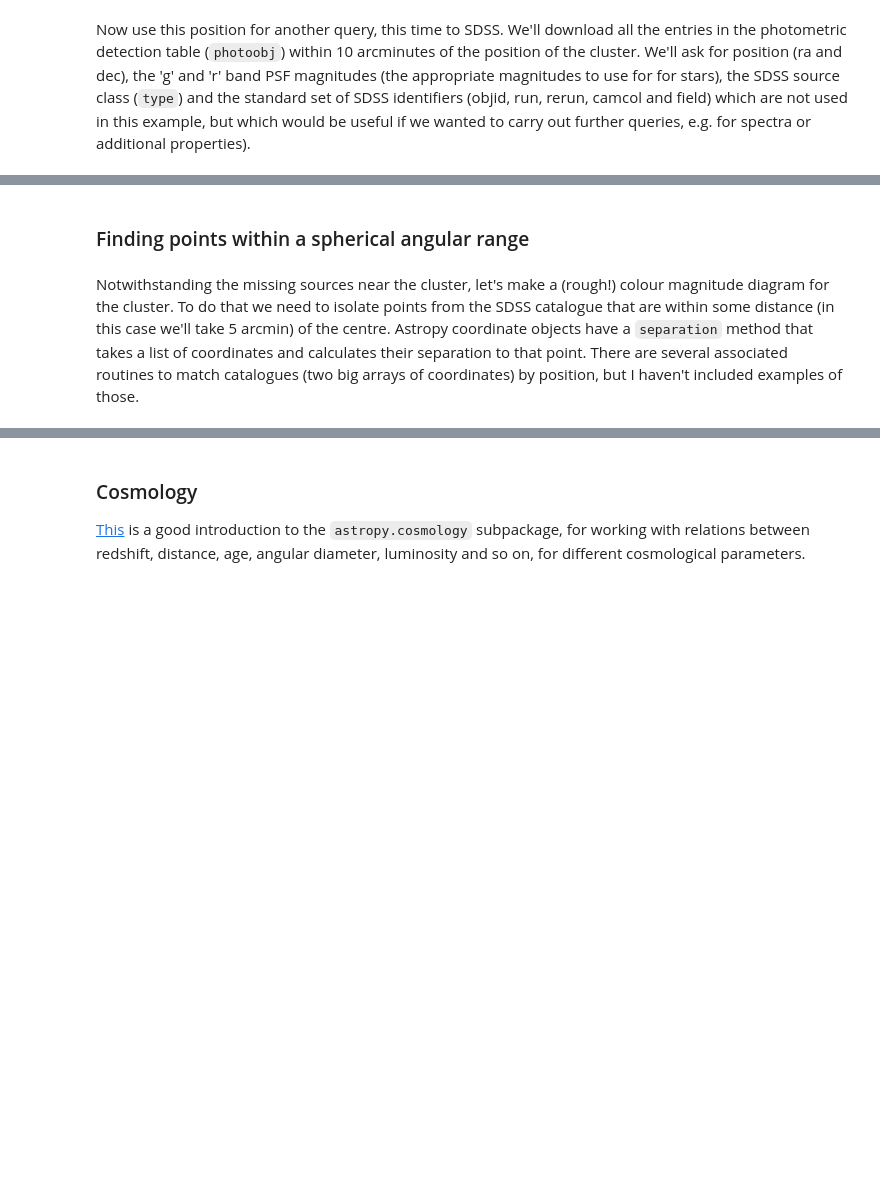
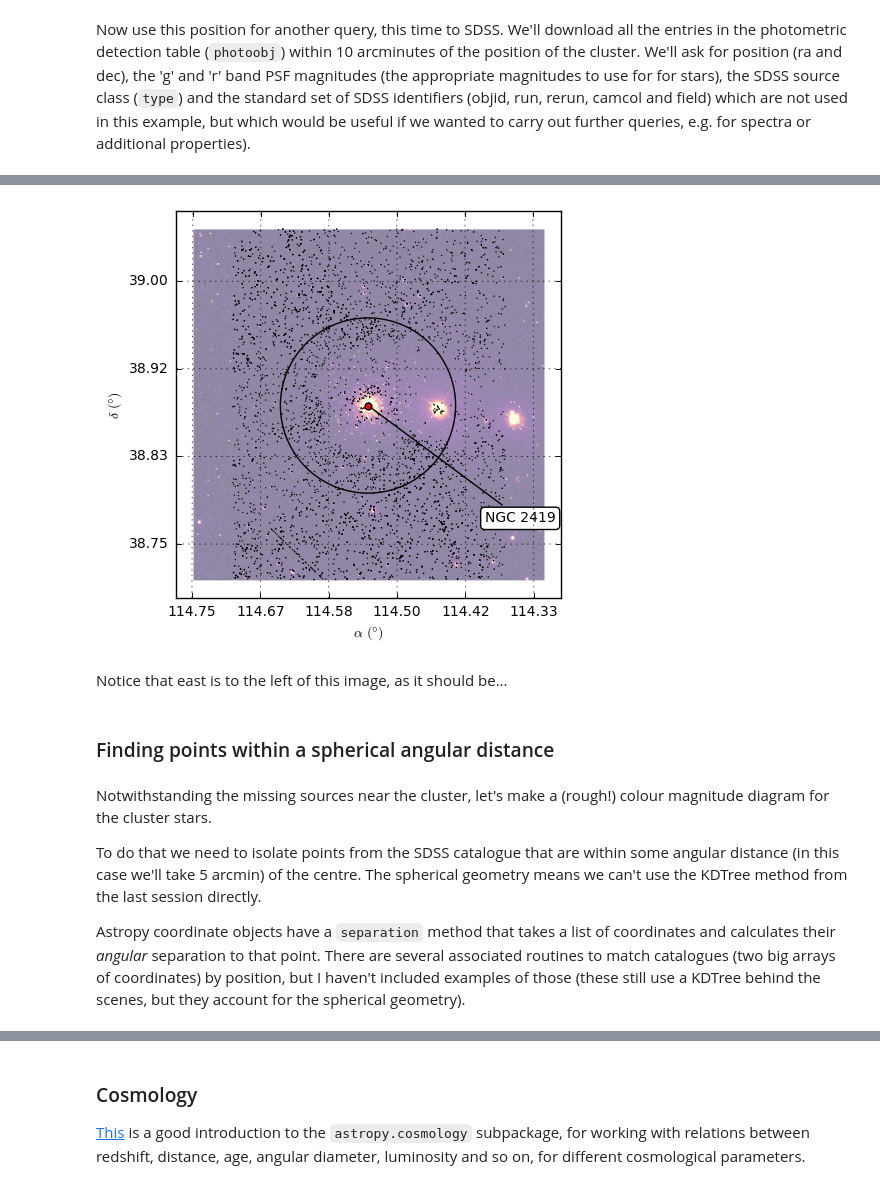
Before and after one commit to apcooper/durham_phd_python, a Jupyter notebook: 03 - Even More Python.ipynb, the cells around one changed output, grey strips where cells are left out. Drawn from its saved outputs; the diff is of its cells as text; code cells hidden in the pictures; blank space fills up the shorter version.

```diff
--- a/03 - Even More Python.ipynb
+++ b/03 - Even More Python.ipynb
@@ -129,24 +179,28 @@ im[0][0].header # Just to show you what a FITS header (with WCS keywords) looks
 # %%
+import astropy
 pl.figure(figsize=(5,5))
 
+# Grab the WCS header from our image and use that to project everything else
 h   = im[0][0]
 wcs = astropy.wcs.WCS(h.header)
 
+# This is where we tell matplotlib about the WCS projection we want.
 pl.subplot(111,projection=wcs)
 
-# Plot the image
-pl.imshow(im[0][0].data,cmap='viridis',origin='lower',vmax=0.5,alpha=0.5)
+# Plot the image on the axes we set up with the WCS projection
+pl.imshow(im[0][0].data,cmap='magma',origin='lower',vmax=0.5,alpha=0.5)
 
 # Use the WCS to convert the coordinates of the points to the pixel
-# coordinates of the image.
+# coordinates of the image. We have to convert the RA and DEC to
+# astropy Angle objects to use them here.
 rapix, decpix = wcs.all_world2pix(c.Angle(res['ra'],u.degree),c.Angle(res['dec'],u.degree),1)
 
-# Plot the points
+# Plot the projected points
 pl.scatter(rapix,decpix,s=1,c='k',edgecolor='None');
 pl.grid(True,color='k')
 
 # Mark the cluster with a dot.
-# This is another way to convert to WCS
+# .to_pixel(wcs) is another way to use WCS to map a SkyCoord to a pixel
 x,y = ngc2419_pos.to_pixel(wcs)
 pl.scatter(x,y,c='r',s=25)
 
@@ -156,42 +210,50 @@ pl.annotate('NGC 2419',(x,y),(x+100,y-100),color='k',fontsize=10,
             arrowprops=dict(arrowstyle="-", connectionstyle='arc'),
             bbox=dict(facecolor='white', edgecolor='k',boxstyle='round'));
 
 # Store the axes object, we'll need it in a moment
 ax = pl.gca()
 
 # Plot a circle of radius 5 arcmin around the cluster.
 
 # From the astropy documentation on SphericalCircle:
-# This class is needed in cases where the user wants to add a circular patch
+# "This class is needed in cases where the user wants to add a circular patch
 # to a celestial image, since otherwise the circle will be distorted, because
 # a fixed interval in longitude corresponds to a different angle on the sky
-# depending on the latitude.
+# depending on the latitude."
 from astropy.visualization.wcsaxes import SphericalCircle
 my_circle = SphericalCircle((ngc2419_pos.ra,ngc2419_pos.dec),
                       5.0*u.arcmin, edgecolor='k', facecolor='None',
                       transform=ax.get_transform('icrs'))
 
 # Put the circle onto the axes.
 ax.add_patch(my_circle)
 
-# Finally format the plot a bit.
+# Finally format the plot:
 
 # See here for how to format the tick marks
 # http://wcsaxes.readthedocs.io/en/latest/ticks_labels_grid.html
-
+# In our case:
 lon, lat = ax.coords
 lon.set_major_formatter('d.dd')
-lat.set_major_formatter('d.dd')
+lat.set_major_formatter('d.dd') # d.dd means degrees with 2 decimal places
 
 lon.set_ticks(spacing=5.0 * u.arcmin)
 lat.set_ticks(spacing=5.0 * u.arcmin)
 
 pl.xlabel(r'$\alpha$ $(\degree)$')
 pl.ylabel(r'$\delta$ $(\degree)$');
+# %% [output]
+[figure, added]
+# %% [markdown]
+Notice that east is to the left of this image, as it should be...
 # %% [markdown]
-### Finding points within a spherical angular range
+### Finding points within a spherical angular distance
 # %% [markdown]
-Notwithstanding the missing sources near the cluster, let's make a (rough!) colour magnitude diagram for the cluster. To do that we need to isolate points from the SDSS catalogue that are within some distance (in this case we'll take 5 arcmin) of the centre. Astropy coordinate objects have a `separation` method that takes a list of coordinates and calculates their separation to that point. There are several associated routines to match catalogues (two big arrays of coordinates) by position, but I haven't included examples of those.
+Notwithstanding the missing sources near the cluster, let's make a (rough!) colour magnitude diagram for the cluster stars.
+
+To do that we need to isolate points from the SDSS catalogue that are within some angular distance (in this case we'll take 5 arcmin) of the centre. The spherical geometry means we can't use the KDTree method from the last session directly.
+
+Astropy coordinate objects have a `separation` method that takes a list of coordinates and calculates their *angular* separation to that point. There are several associated routines to match catalogues (two big arrays of coordinates) by position, but I haven't included examples of those (these still use a KDTree behind the scenes, but they account for the spherical geometry).
 # %%
 pl.figure(figsize=(4,4))
 
```
Also changed, not shown: parts of 43 cells of this notebook.
